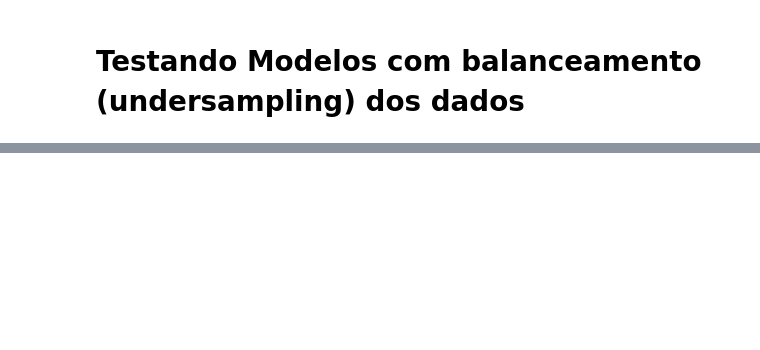
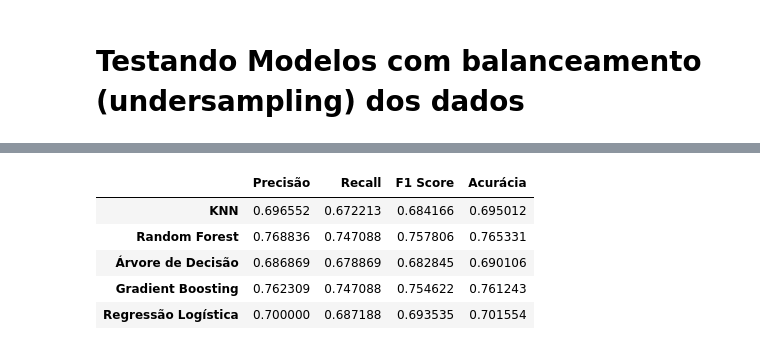
Before and after one commit to dovahkiinemo/ada-ml-projeto-final, a Jupyter notebook: Projeto_ml.ipynb, the cells around one changed output, grey strips where cells are left out. Cells and saved outputs as stored; diff of their text form; code cells hidden in the pictures; blank space fills up the shorter version.

```diff
--- a/Projeto_ml.ipynb
+++ b/Projeto_ml.ipynb
@@ -507,0 +536,10 @@ classification_report(y_test,prev)
+# %%
+#balanceado
+metricas_b.style.apply(highlight_max)
+# %% [output]
+|  | Precisão | Recall | F1 Score | Acurácia |
+| KNN | 0.696552 | 0.672213 | 0.684166 | 0.695012 |
+| Random Forest | 0.768836 | 0.747088 | 0.757806 | 0.765331 |
+| Árvore de Decisão | 0.686869 | 0.678869 | 0.682845 | 0.690106 |
+| Gradient Boosting | 0.762309 | 0.747088 | 0.754622 | 0.761243 |
+| Regressão Logística | 0.700000 | 0.687188 | 0.693535 | 0.701554 |
```
Also changed, not shown: parts of 19 cells of this notebook.
